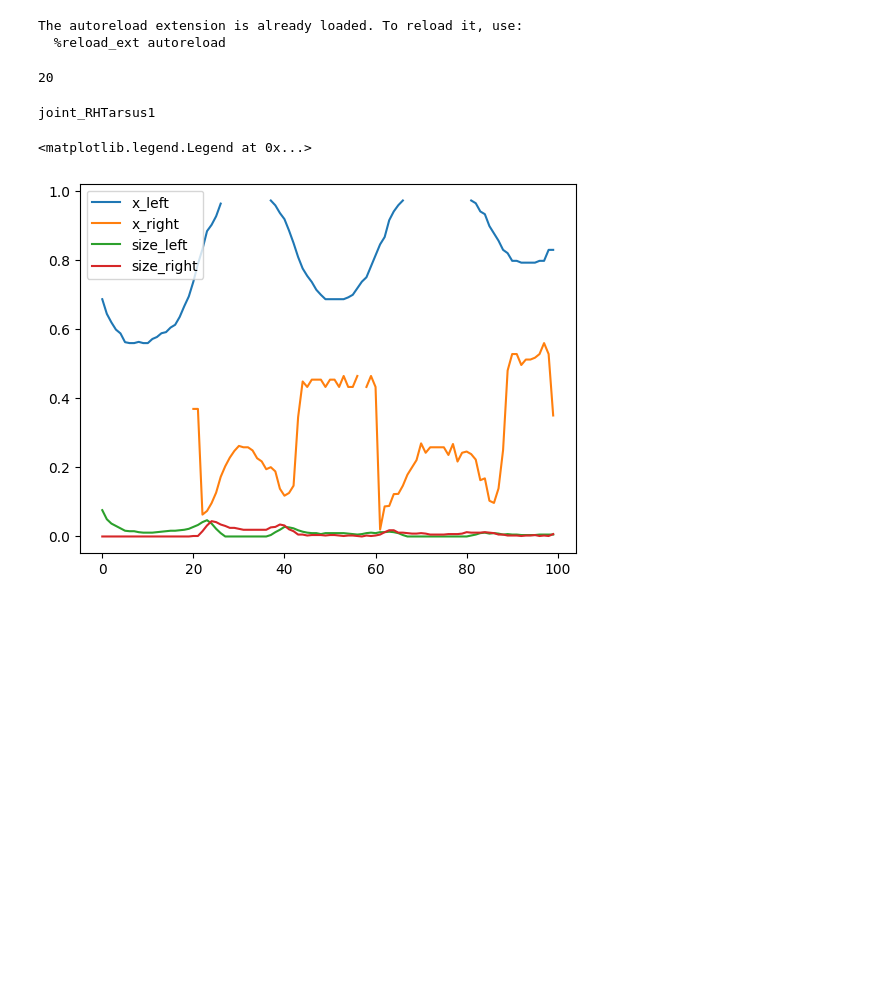
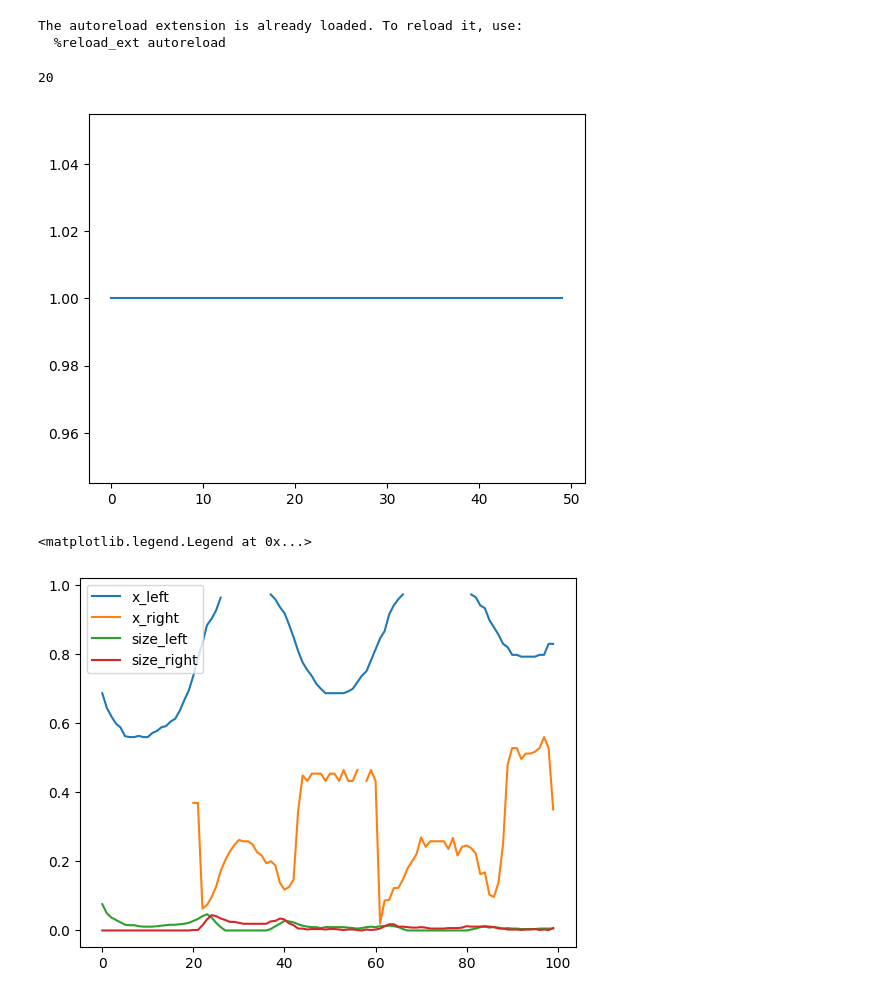
Before and after one commit to NeLy-EPFL/nmf2-paper, a Jupyter notebook: visual_inputs/visual_taxis_test.ipynb, the cells around one changed output. Cells and saved outputs as stored; diff of their text form; code cells hidden in the pictures; blank space fills up the shorter version.

```diff
--- a/visual_inputs/visual_taxis_test.ipynb
+++ b/visual_inputs/visual_taxis_test.ipynb
@@ -13,7 +13,7 @@ from visual_taxis import NMFVisualTaxis, MovingObjArena
 from flygym.envs.nmf_mujoco import MuJoCoParameters
 import flygym.util.vision as vision
 # %%
-arena = MovingObjArena(obj_spawn_pos=(5, 0, 0), move_mode="s_shape", move_speed=0)
+arena = MovingObjArena(obj_spawn_pos=(5, 3, 0), move_mode="straightHeading", move_speed=50)
 sim_params = MuJoCoParameters(render_playspeed=0.2, render_camera="Animat/camera_top_zoomout", render_raw_vision=True)
 # sim_params = MuJoCoParameters(render_playspeed=0.2, render_raw_vision=True)
 sim = NMFVisualTaxis(
@@ -28,53 +28,26 @@ actions = [x for a in range(-10,10,2) for x in [[1-a/10, -1+a/10],[-1+a/10, 1-a/
 print(len(actions))
 # %% [output]
 20
-# %%
-a = ['joint_Head_roll', 'joint_Head_yaw', 'joint_Head',
-'joint_LPedicel_roll', 'joint_LPedicel_yaw', 'joint_LPedicel',
-'joint_LFuniculus_roll', 'joint_LFuniculus_yaw',
-'joint_LFuniculus', 'joint_LArista_roll', 'joint_LArista_yaw',
-'joint_LArista', 'joint_RPedicel_roll', 'joint_RPedicel_yaw',
-'joint_RPedicel', 'joint_RFuniculus_roll', 'joint_RFuniculus_yaw',
-'joint_RFuniculus', 'joint_RArista_roll', 'joint_RArista_yaw',
-'joint_RArista', 'joint_LFCoxa_roll', 'joint_LFCoxa_yaw',
-'joint_LFCoxa', 'joint_LFFemur', 'joint_LFFemur_roll',
-'joint_LFTibia', 'joint_LFTarsus1', 'joint_LFTarsus2',
-'joint_LFTarsus3', 'joint_LFTarsus4', 'joint_LFTarsus5',
-'joint_LHCoxa_roll', 'joint_LHCoxa_yaw', 'joint_LHCoxa',
-'joint_LHFemur', 'joint_LHFemur_roll', 'joint_LHTibia',
-'joint_LHTarsus1', 'joint_LHTarsus2', 'joint_LHTarsus3',
-'joint_LHTarsus4', 'joint_LHTarsus5', 'joint_LMCoxa_roll',
-'joint_LMCoxa_yaw', 'joint_LMCoxa', 'joint_LMFemur',
-'joint_LMFemur_roll', 'joint_LMTibia', 'joint_LMTarsus1',
-'joint_LMTarsus2', 'joint_LMTarsus3', 'joint_LMTarsus4',
-'joint_LMTarsus5', 'joint_RFCoxa_roll', 'joint_RFCoxa_yaw',
-'joint_RFCoxa', 'joint_RFFemur', 'joint_RFFemur_roll',
-'joint_RFTibia', 'joint_RFTarsus1', 'joint_RFTarsus2',
-'joint_RFTarsus3', 'joint_RFTarsus4', 'joint_RFTarsus5',
-'joint_RHCoxa_roll', 'joint_RHCoxa_yaw', 'joint_RHCoxa',
-'joint_RHFemur', 'joint_RHFemur_roll', 'joint_RHTibia',
-'joint_RHTarsus1', 'joint_RHTarsus2', 'joint_RHTarsus3',
-'joint_RHTarsus4', 'joint_RHTarsus5', 'joint_RMCoxa_roll',
-'joint_RMCoxa_yaw', 'joint_RMCoxa', 'joint_RMFemur',
-'joint_RMFemur_roll', 'joint_RMTibia', 'joint_RMTarsus1',
-'joint_RMTarsus2', 'joint_RMTarsus3', 'joint_RMTarsus4',
-'joint_RMTarsus5']
-
-print(a[71])
-# %% [output]
-joint_RHTarsus1
 # %%
 obs_hist = []
 visual_hist = []
 
+se = []
+
 for i in trange(50):
-    act = [1,1]
+    act = [-2,-2]
     obs, rew, term, trunc, info = sim.step(np.array(act))
     sim.render()
     obs_hist.append(obs)
     visual_hist.append(sim.curr_raw_visual_input)
+    se.append(sim._see_obj)
 obs_hist = np.array(obs_hist)
 sim.save_video("test.mp4")
+# %%
+plt.plot(np.arange(50), se)
+plt.show()
+# %% [output]
+[figure, added]
 # %%
 plt.plot(obs_hist[:, 1], label="x_left")
 plt.plot(obs_hist[:, 4], label="x_right")
```
Also changed, not shown: 3 other files.
